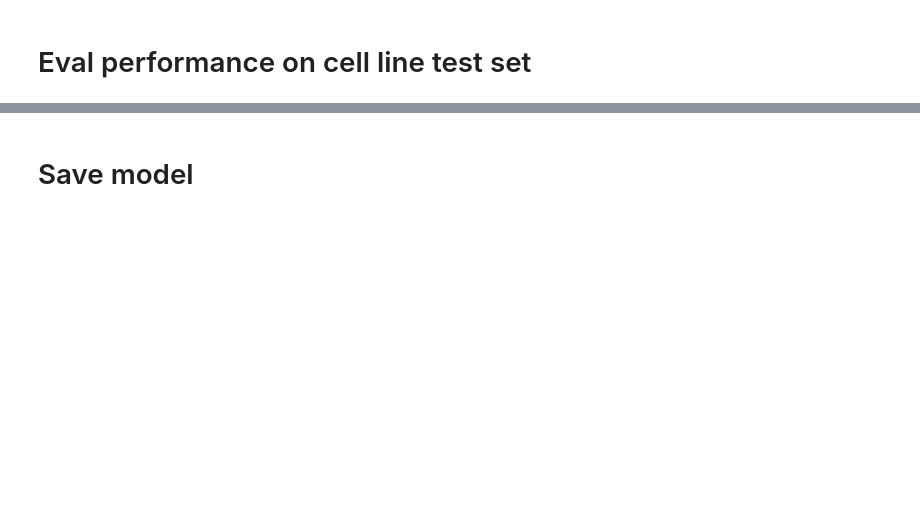
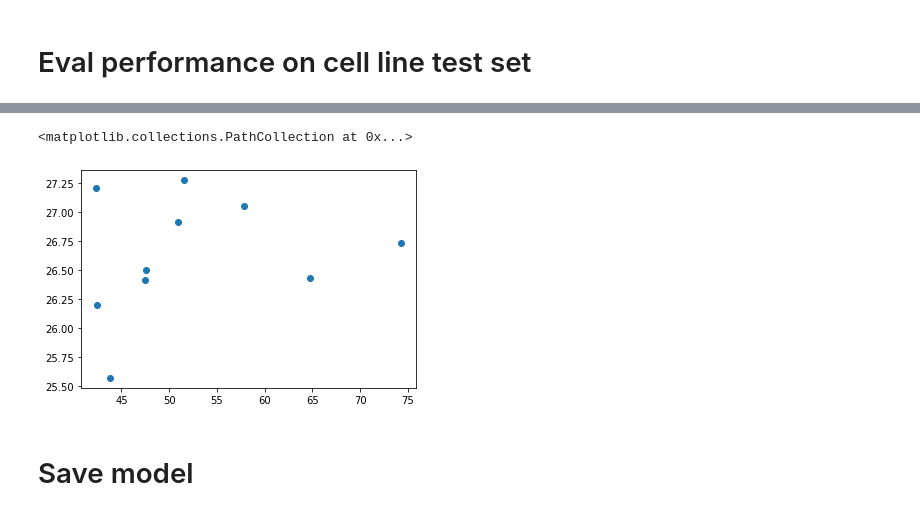
Before and after one commit to nalinimsingh/mm-cell_lines, a Jupyter notebook: feedforwardNN.ipynb, the cells around one changed output, grey strips where cells are left out. Cells and saved outputs as stored; diff of their text form; code cells hidden in the pictures; blank space fills up the shorter version.

```diff
--- a/feedforwardNN.ipynb
+++ b/feedforwardNN.ipynb
@@ -106,0 +117,6 @@ model.get_layer(index=1)
+# %%
+model.trainable = False
+model.layers[-1].trainable = True
+
+layers = [(layer, layer.name, layer.trainable) for layer in model.layers]
+pd.DataFrame(layers, columns=['Layer Type', 'Layer Name', 'Layer Trainable'])
@@ -106,0 +132,2 @@ model.get_layer(index=1)
+# %%
+history_pt = model.fit(X_pt_train, y_pt_train, epochs=100, validation_data=(X_pt_test, y_pt_test))
@@ -107,3 +152,8 @@ model.get_layer(index=1)
+# %%
+plt.scatter(y_pt_test,model.predict(X_pt_test))
+# %% [output]
+<matplotlib.collections.PathCollection at 0x...>
+[figure, added]
 # %% [markdown]
 # Save model
 # %%
```
Also changed, not shown: parts of 15 cells of this notebook.
